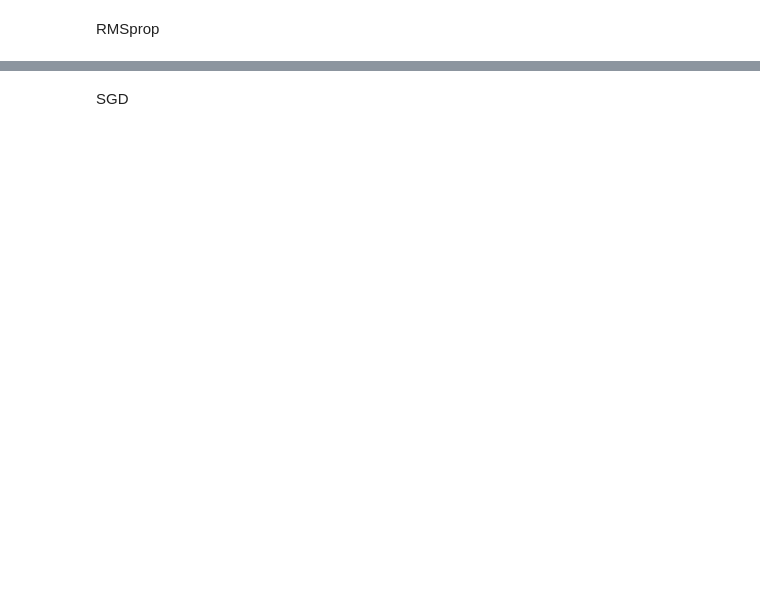
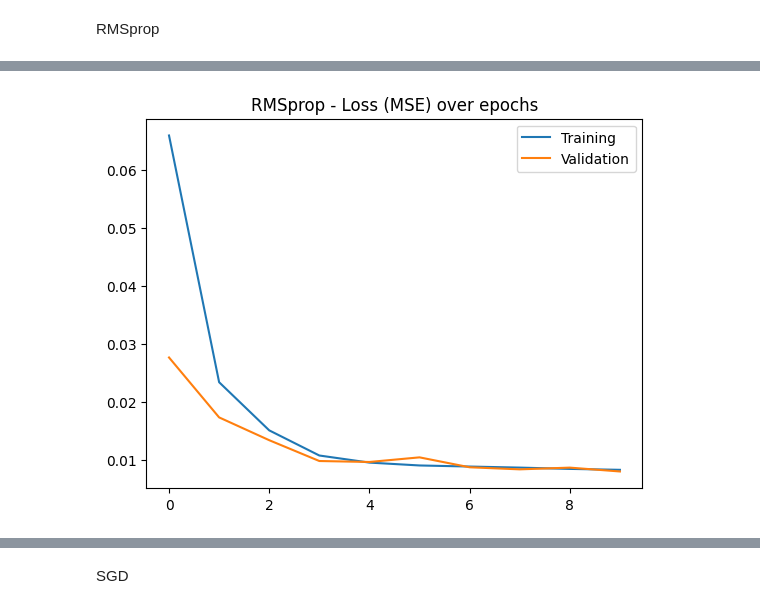
Before and after one commit to Garbarkozaurus/CV_denoising, a Jupyter notebook: tf_autoencoder_tutorial.ipynb, the cells around one changed output, grey strips where cells are left out. Saved outputs shown, nothing was run; the diff lists cells and outputs as text; code cells hidden in the pictures; blank space fills up the shorter version.

```diff
--- a/tf_autoencoder_tutorial.ipynb
+++ b/tf_autoencoder_tutorial.ipynb
@@ -245,7 +277,7 @@ plt.show()
 RMSprop
 # %%
 autoencoder_RMSprop = Denoise()
-autoencoder_adagrad.compile(optimizer='RMSprop', loss=losses.MeanSquaredError(), metrics=["kullback_leibler_divergence", "MAE"])
+autoencoder_RMSprop.compile(optimizer='RMSprop', loss=losses.MeanSquaredError(), metrics=["kullback_leibler_divergence", "MAE"])
 # %%
 history_RMSprop = autoencoder_RMSprop.fit(train_x, train_y,
                 epochs=10,
@@ -255,9 +310,11 @@ history_RMSprop = autoencoder_RMSprop.fit(train_x, train_y,
 # %%
 plt.plot(history_RMSprop.history["loss"])
 plt.plot(history_RMSprop.history["val_loss"])
 plt.legend(["Training", "Validation"])
-plt.title("Adagrad - Loss (MSE) over epochs")
+plt.title("RMSprop - Loss (MSE) over epochs")
 plt.show()
+# %% [output]
+[figure, added]
 # %%
 plt.plot(history_RMSprop.history["MAE"])
 plt.plot(history_RMSprop.history["val_MAE"])
```
Also changed, not shown: parts of 32 cells of this notebook.
